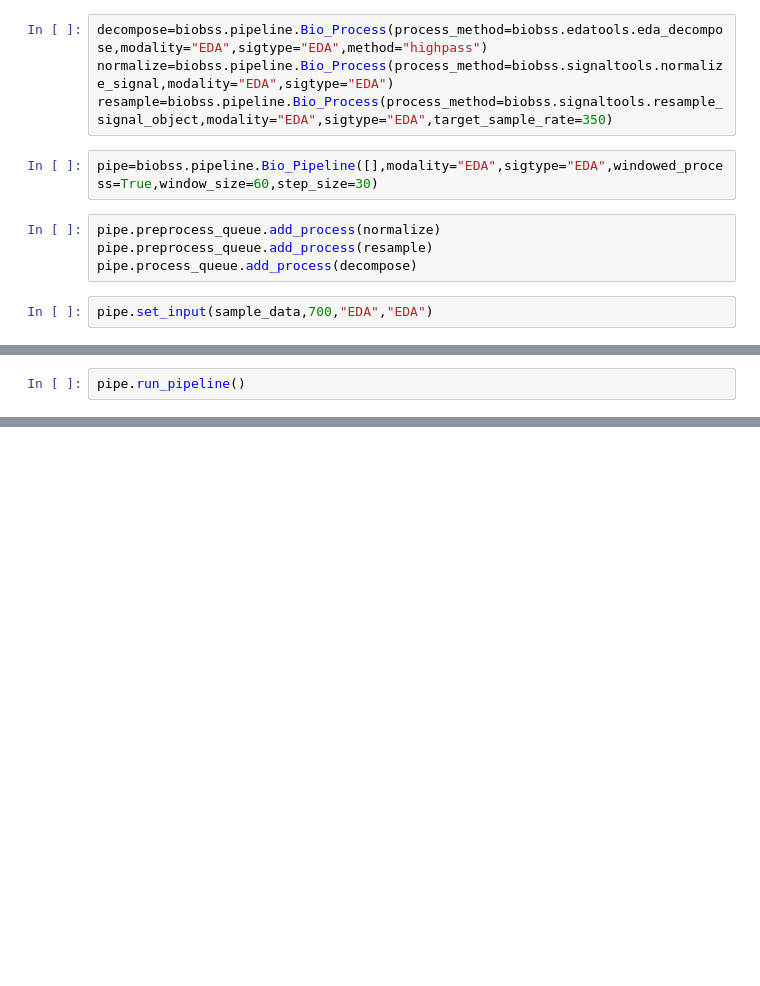
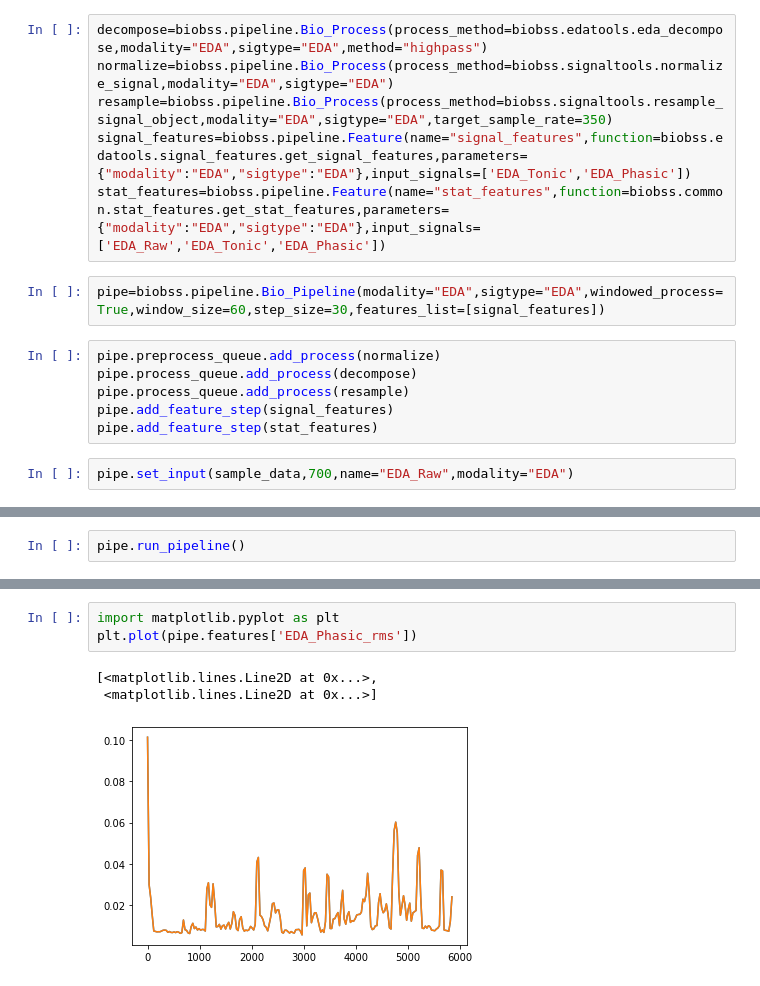
Before and after one commit to obss/BIOBSS, a Jupyter notebook: examples/pipeline.ipynb, the cells around one changed output, grey strips where cells are left out. Drawn from its saved outputs; the diff is of its cells as text; blank space fills up the shorter version.

Commit message:
pipeline first prototype.

```diff
--- a/examples/pipeline.ipynb
+++ b/examples/pipeline.ipynb
@@ -14,12 +14,16 @@ sample_data=sample_data.flatten()
 decompose=biobss.pipeline.Bio_Process(process_method=biobss.edatools.eda_decompose,modality="EDA",sigtype="EDA",method="highpass")
 normalize=biobss.pipeline.Bio_Process(process_method=biobss.signaltools.normalize_signal,modality="EDA",sigtype="EDA")
 resample=biobss.pipeline.Bio_Process(process_method=biobss.signaltools.resample_signal_object,modality="EDA",sigtype="EDA",target_sample_rate=350)
+signal_features=biobss.pipeline.Feature(name="signal_features",function=biobss.edatools.signal_features.get_signal_features,parameters={"modality":"EDA","sigtype":"EDA"},input_signals=['EDA_Tonic','EDA_Phasic'])
+stat_features=biobss.pipeline.Feature(name="stat_features",function=biobss.common.stat_features.get_stat_features,parameters={"modality":"EDA","sigtype":"EDA"},input_signals=['EDA_Raw','EDA_Tonic','EDA_Phasic'])
 # %%
-pipe=biobss.pipeline.Bio_Pipeline([],modality="EDA",sigtype="EDA",windowed_process=True,window_size=60,step_size=30)
+pipe=biobss.pipeline.Bio_Pipeline(modality="EDA",sigtype="EDA",windowed_process=True,window_size=60,step_size=30,features_list=[signal_features])
 # %%
 pipe.preprocess_queue.add_process(normalize)
-pipe.preprocess_queue.add_process(resample)
 pipe.process_queue.add_process(decompose)
+pipe.process_queue.add_process(resample)
+pipe.add_feature_step(signal_features)
+pipe.add_feature_step(stat_features)
 # %%
-pipe.set_input(sample_data,700,"EDA","EDA")
+pipe.set_input(sample_data,700,name="EDA_Raw",modality="EDA")
 # %%
@@ -48,0 +61,7 @@ Bio_Pipeline:
+# %%
+import matplotlib.pyplot as plt
+plt.plot(pipe.features['EDA_Phasic_rms'])
+# %% [output]
+[<matplotlib.lines.Line2D at 0x...>,
+ <matplotlib.lines.Line2D at 0x...>]
+[figure, added]
```
Also changed, not shown: parts of 4 cells of this notebook, 7 other files.
